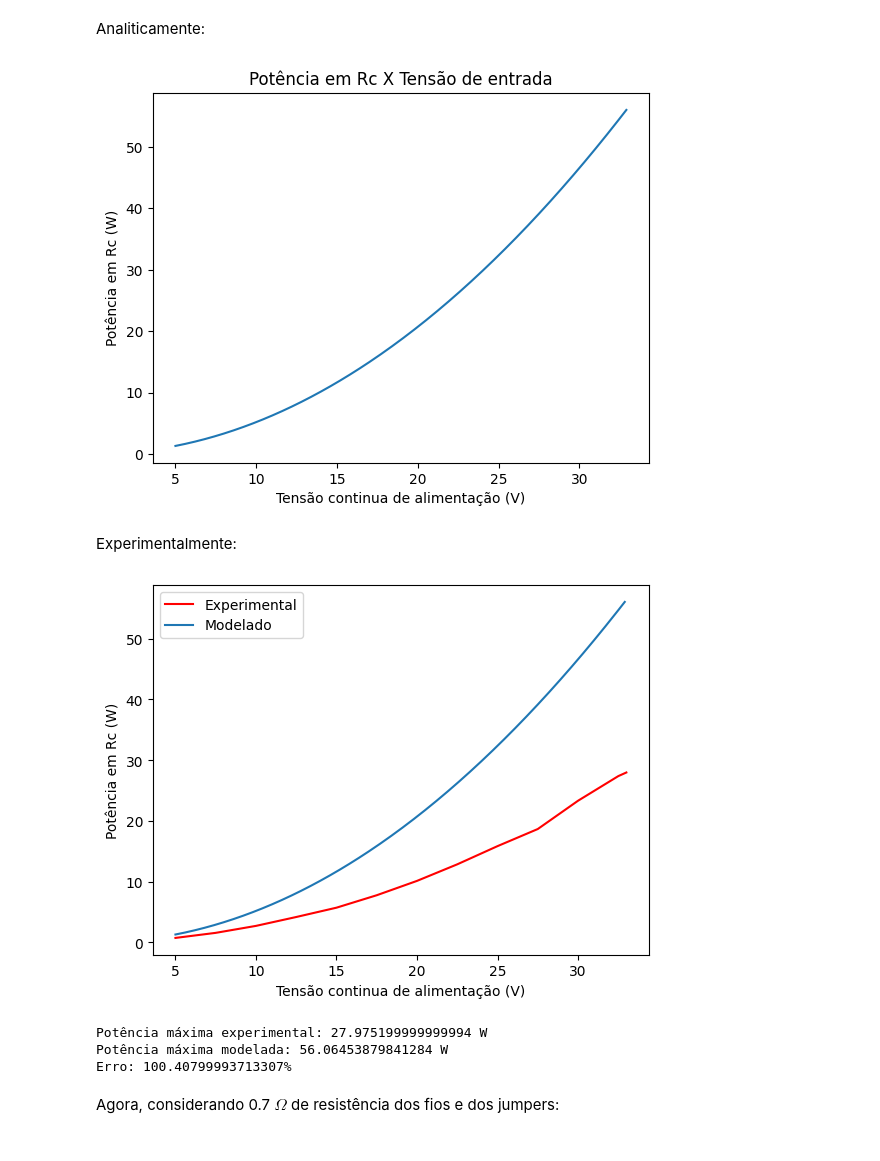
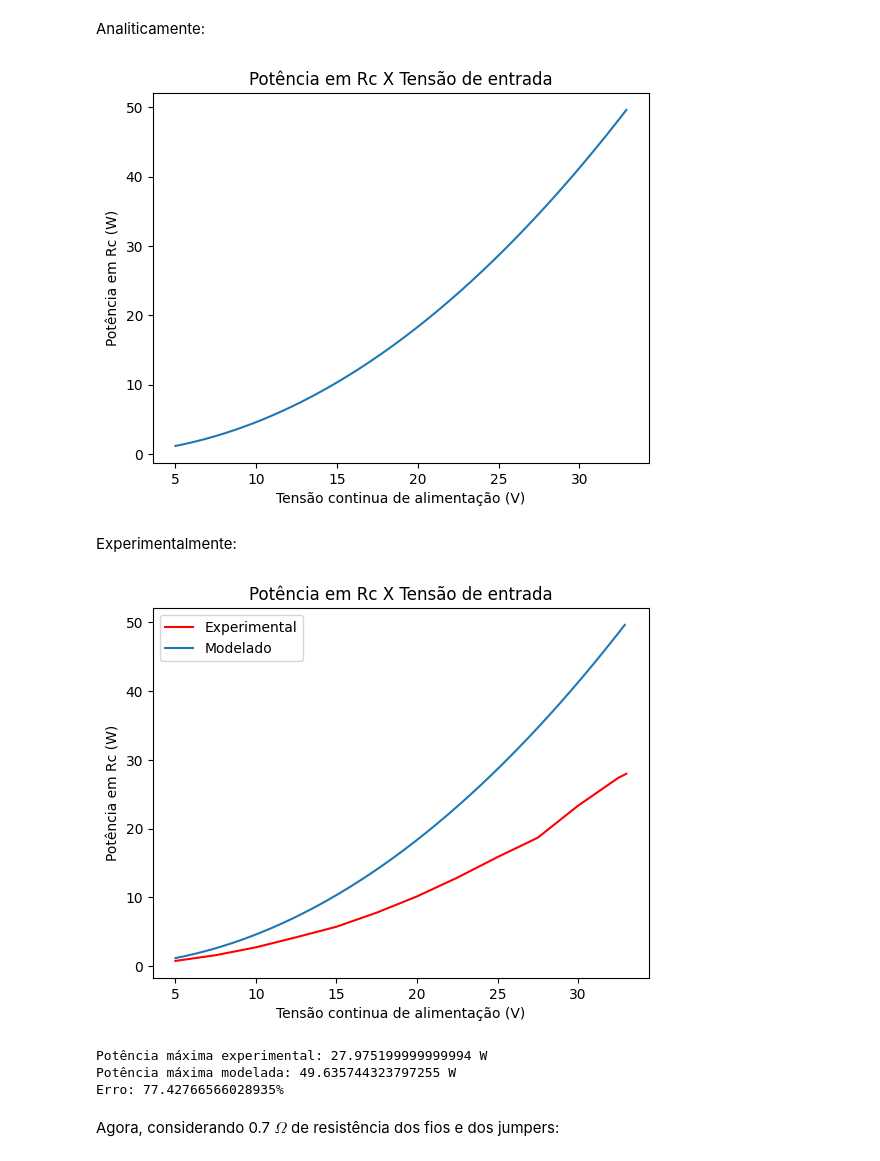
Before and after one commit to pedrocivita/roger4, a Jupyter notebook: grupo2_wpt.ipynb, the cells around one changed output. Drawn from its saved outputs; the diff is of its cells as text; code cells hidden in the pictures.

Commit message:
consertando erros

```diff
--- a/grupo2_wpt.ipynb
+++ b/grupo2_wpt.ipynb
@@ -226,19 +226,19 @@ c_list = [0.1e-6, 150e-9, 1e-6, 4.7e-6, 0.47e-6]
 freqs = np.arange(1, 100e3, 100)
 k = 0.3
 for c in c_list:
-    v2_max = []
+    v2_list = []
     m = k*l
     l_list = []
     for f in freqs:
         l = indutorPelaFreqRes(f, c)
         l_list.append(l)
         i1, i2, v2 = CalcularTransformadorProjeto(v1, rc, r, l, k, c, f)
-        v2_max.append(abs(v2))
-    l_res = l_list[v2_max.index(max(v2_max))]
-    print(f"Frequência de ressonância {freqResonancia(l_res, c):.1f}Hz para indutância {l}H e capacitância {c}F\n")
+        v2_list.append(abs(v2))
+    l_res = l_list[v2_list.index(max(v2_list))]
+    print(f"Frequência de ressonância {freqResonancia(l_res, c):.1f}Hz para indutância {l_res}H e capacitância {c}F\n")
 
     print(f'Indutor de {l_res:.8f} H e capacitor de {c} F\n')
-    plt.plot(freqs/1e3, v2_max, label=f"{c} F\n")
+    plt.plot(freqs/1e3, v2_list, label=f"{c} F\n")
 plt.xlabel("Frequência (kHz)")
 plt.ylabel("Tensão (V)")
 plt.title('V2 X Frequência')
@@ -329,15 +340,15 @@ O coeficiente de acoplamento: 0.08 é o que garante maior tensão no secundário
 # %%
 c = 0.47e-6
-v1 = 5 * 2/pi
+v1 = 5 * 2/pi # tensão quadrada na entrada do primário
 rc = 100
 k = 0.11
 frequencies = np.arange(1000, 100000, 10)
 values = {"i1": [], "i2": [], "v2": []}
 l2 = 347e-6
 l1 = 348e-6
-incerteza = 1.2
-r2 = 0.852 * incerteza
-r1 = 0.856 * incerteza
+incerteza = 0.75
+r2 = 0.852 + incerteza
+r1 = 0.856 + incerteza
 # %%
 for f in frequencies:
     i1, i2, v2 = CalcularTransformadorProjeto2(v1, rc, r1, r2, l1,l2, k, c, f)
@@ -428,12 +438,12 @@ v2_max = []
 f = 12500
 
 for k in k_list:
-    _,_, v2 = CalcularTransformadorProjeto2(v1, rc, r1, r2, l1,l2, k, c, freq_res)
+    _,_, v2 = CalcularTransformadorProjeto2(v1, rc, r1, r2, l1,l2, k, c, f)
     v2_max.append(abs(v2))
 
 plt.plot(k_list, v2_max)
 annot_max(k_list, v2_max)
-plt.xlim(0, 0.6)
+plt.xlim(0, 1)
 plt.ylim(0, 17)
 plt.title("Tensão v2 X Coeficiente de acoplamento")
 plt.xlabel("Coeficiente de acoplamento")
@@ -460,7 +470,7 @@ Analiticamente:
 # %%
 c = 0.47e-6
 rc = 100
-k = 0.11
+k = best_k
 f = 12500
 values = {"i1": [], "i2": [], "v2": []}
 l2 = 347e-6
@@ -483,29 +493,30 @@ plt.xlabel("Tensão continua de alimentação (V)")
 plt.ylabel("Potência em Rc (W)")
 plt.show()
 # %% [output]
-[figure, old version]
+[figure, new version]
 # %% [markdown]
 Experimentalmente:
 # %%
 v1_list_exp = [5,     7.5,   10, 12.5,   15, 17.5, 20, 22.5,   25, 27.5,   30, 32.5,   33] # Tensão da fonte de alimentação DC
 v2_list_exp =  [12.1, 17.7, 23.3, 28.9, 33.8, 39.4, 45, 50.7, 56.3, 61.1, 68.3,   74, 74.8] # Tensão de pico no secundário
 
 
 p_carga_exp = [] # Potência em Rc
 
 p_carga_exp = (v2_list_exp/np.sqrt(2))**2/rc
 # Vef = Vpmax/np.sqrt(2)
 
 # S = Vef**2/rc
 
 plt.plot(v1_list_exp, p_carga_exp, 'r')
 plt.plot(v1_list_mod, p_carga_mod)
 plt.legend(["Experimental", "Modelado"])
 plt.xlabel("Tensão continua de alimentação (V)")
 plt.ylabel("Potência em Rc (W)")
+plt.title("Potência em Rc X Tensão de entrada")
 plt.show()
 # %% [output]
-[figure, old version]
+[figure, new version]
 # %%
 p_max_exp = max(p_carga_exp)
 p_max_mod = max(p_carga_mod)
@@ -515,8 +526,8 @@ print(f"Potência máxima modelada: {p_max_mod} W")
 print(f"Erro: {abs(p_max_exp - p_max_mod)/p_max_exp*100}%")
 # %% [output]
 Potência máxima experimental: 27.975199999999994 W
-Potência máxima modelada: 56.06453879841284 W
-Erro: 100.40799993713307%
+Potência máxima modelada: 49.635744323797255 W
+Erro: 77.42766566028935%
 # %% [markdown]
 Agora, considerando 0.7 $ \Omega $ de resistência dos fios e dos jumpers:
 # %%
```
Also changed, not shown: parts of 18 cells of this notebook.
